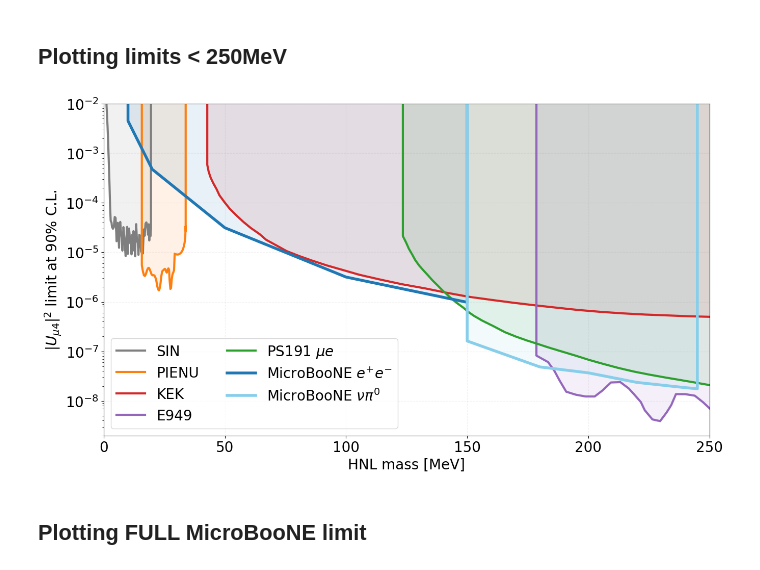
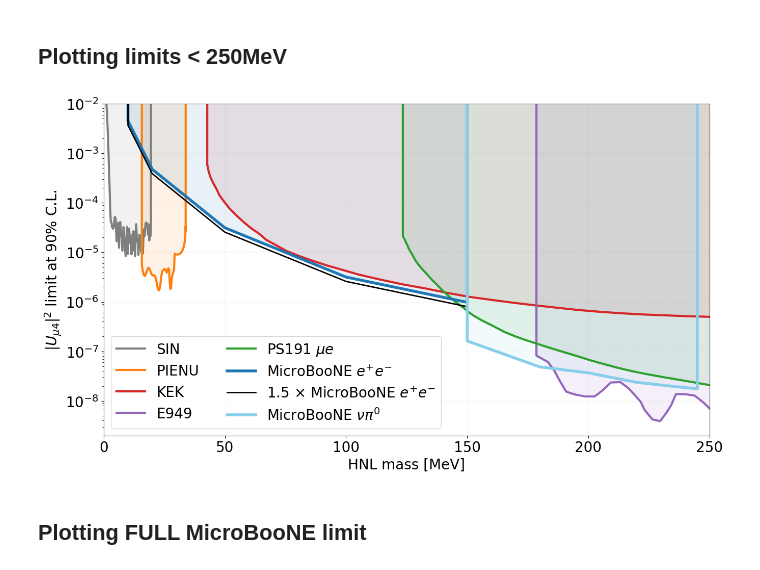
Before and after one commit to dmarsden01/uboone_HNL_analysis, a Jupyter notebook: 5_Limit_plotting.ipynb, the cells around one changed output. Saved outputs shown, nothing was run; the diff lists cells and outputs as text; code cells hidden in the pictures.

```diff
--- a/5_Limit_plotting.ipynb
+++ b/5_Limit_plotting.ipynb
@@ -77,6 +77,8 @@ plt.figure(figsize=(14,8),facecolor='white',dpi=100)
 
 Maj_factor = 1/(np.sqrt(2))
 
+Run2_factor = 1/(np.sqrt(1.5))
+
 #Could loop over a dict (saved in constants) of other relevant limits
 for sample in samples:
     plt.plot(plot_dict[sample]['Mass'], plot_dict[sample]['Value'],label=sample, color=Constants.limit_colours[sample], lw=3)
@@ -87,6 +89,9 @@ plt.fill_between(PS191_Dirac['Mass'],PS191_Dirac['Value']*Maj_factor,1,color="C2
 
 plt.plot(uboone_ee_Finished['Mass'],uboone_ee_Finished['Value'],label=r"MicroBooNE $e^{+}e^{-}$",color="C10",lw=4)
 plt.fill_between(uboone_ee_Finished['Mass'],uboone_ee_Finished['Value'],1,color="C10",alpha=0.1)
+
+plt.plot(uboone_ee_Finished['Mass'],uboone_ee_Finished['Value']*Run2_factor,label=r"1.5 $\times$ $MicroBooNE $e^{+}e^{-}$",color="black",lw=2)
+# plt.fill_between(uboone_ee_Finished['Mass'],uboone_ee_Finished['Value'],1,color="C10",alpha=0.1)
 
 # plt.plot(uboone_ee_Finished['Mass'],uboone_ee_Finished['Value'],label=r"MicroBooNE $e^{+}e^{-}$ NEW",color="black",lw=2)
 
@@ -101,34 +106,34 @@ if Plot_Dirac_and_Maj==True:
     plt.plot(uboone_pi0_obs['Mass'],uboone_pi0_obs['Value']/Dirac_pi0_scale,label=r"MicroBooNE Dirac $\nu\pi^{0}$",color="skyblue",lw=4, linestyle="dashed")
 
 # plt.plot(PS191_redone_2022['Mass'],PS191_redone_2022['Value'],label=r"PS191 Redone $e e$",color="black",lw=3, linestyle="dashed")
 # plt.plot(Wrong_PS191_K['Mass'],Wrong_PS191_K['Value'],label=r"PS191 original $e e$",color="red",lw=3, linestyle="dashed")
 # plt.plot(T2K_recast['Mass'],T2K_recast['Value'],label=r"T2K Recast",color="black",lw=3, linestyle="dashed")
 # lower_lim_BBN = np.full(101, 1e-8)
 
 plt.xlabel('HNL mass [MeV]',fontsize=20)
 plt.ylabel(r'$|U_{\mu 4}|^2$ limit at 90% C.L.',fontsize=20)
 plt.legend()
 plt.ylim(2e-9,1e-2)
 plt.xlim(0.00,250)
 plt.grid(ls='--',color='C7',alpha=0.1)
 plt.yscale('log')
 plt.tick_params(axis='x', labelsize=20)
 plt.tick_params(axis='y', labelsize=20)
 plt.legend(prop={'size': 20}, loc="lower left",ncol=2)
 plt.tight_layout()
 
 today = date.today()
 d1 = today.strftime("%d_%m")
 
 if savefig == True:
     name = f"limit_{d1}"
     if Plot_Dirac_and_Maj==True: name += "Majorana_and_Dirac"
     else: name += "Majorana"
     plt.savefig('plots/Limits/'+name+'.pdf',bbox_inches='tight', pad_inches=0.3)
     plt.savefig('plots/Limits/'+name+'.png',bbox_inches='tight', pad_inches=0.3)
 plt.show()
 # %% [output]
-[figure, old version]
+[figure, new version]
 # %%
 #----DIRAC----#
 #Only the beam dump searches change the limit for Majorana.
```
Also changed, not shown: 4 other files.
